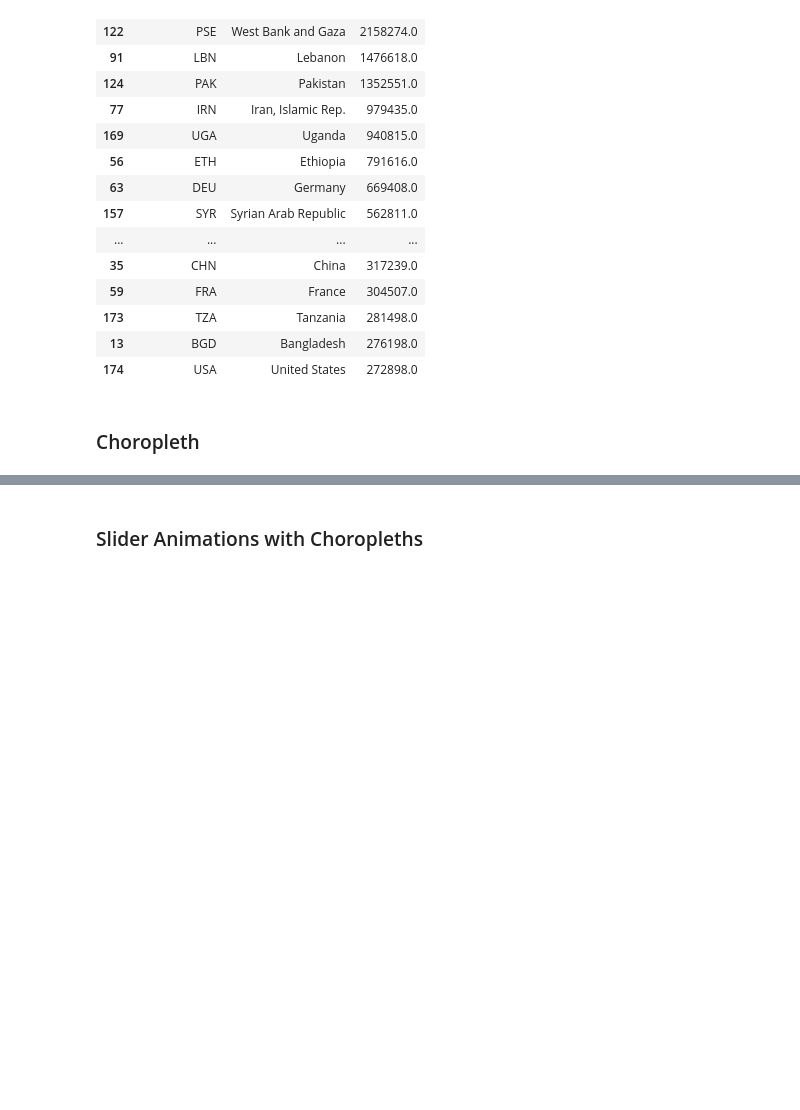
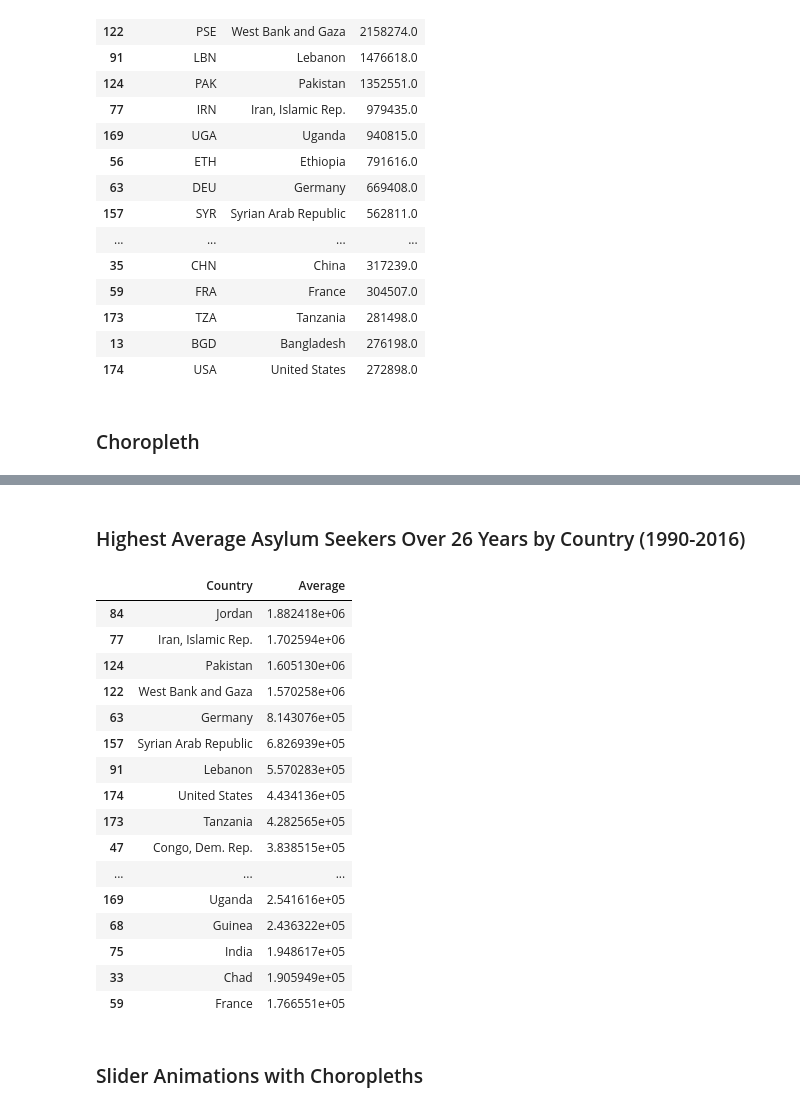
Before and after one commit to UNCG-CSE/World-Refugee-Forecast, a Jupyter notebook: src/wrf_country_of_asylum.ipynb, the cells around one changed output, grey strips where cells are left out. Drawn from its saved outputs; the diff is of its cells as text; code cells hidden in the pictures; blank space fills up the shorter version.

Commit message:
calculated averages

```diff
--- a/src/wrf_country_of_asylum.ipynb
+++ b/src/wrf_country_of_asylum.ipynb
@@ -233,3 +256,31 @@ py.iplot( fig, validate=False, filename='d3-world-map_2016_asy' )
+# %% [markdown]
+### Highest Average Asylum Seekers Over 26 Years by Country (1990-2016)
+# %%
+asy = pd.read_pickle("../data/ref_by_c_asylum/refugee_asy_pickle")
+temp = asy.mean(axis=1)
+temp2 = pd.DataFrame(columns=['Country','Average'])
+temp2['Country'] = asy['Country Name']
+temp2['Average'] = temp.values
+asy_avg_country = temp2.sort_values('Average',ascending=False)
+asy_avg_country.head(20)
+# %% [output]
+|  | Country | Average |
+| 84 | Jordan | 1.882418e+06 |
+| 77 | Iran, Islamic Rep. | 1.702594e+06 |
+| 124 | Pakistan | 1.605130e+06 |
+| 122 | West Bank and Gaza | 1.570258e+06 |
+| 63 | Germany | 8.143076e+05 |
+| 157 | Syrian Arab Republic | 6.826939e+05 |
+| 91 | Lebanon | 5.570283e+05 |
+| 174 | United States | 4.434136e+05 |
+| 173 | Tanzania | 4.282565e+05 |
+| 47 | Congo, Dem. Rep. | 3.838515e+05 |
+| ... | ... | ... |
+| 169 | Uganda | 2.541616e+05 |
+| 68 | Guinea | 2.436322e+05 |
+| 75 | India | 1.948617e+05 |
+| 33 | Chad | 1.905949e+05 |
+| 59 | France | 1.766551e+05 |
 # %% [markdown]
 ### Slider Animations with Choropleths
 # %%
```
Also changed, not shown: parts of 2 cells of this notebook.
